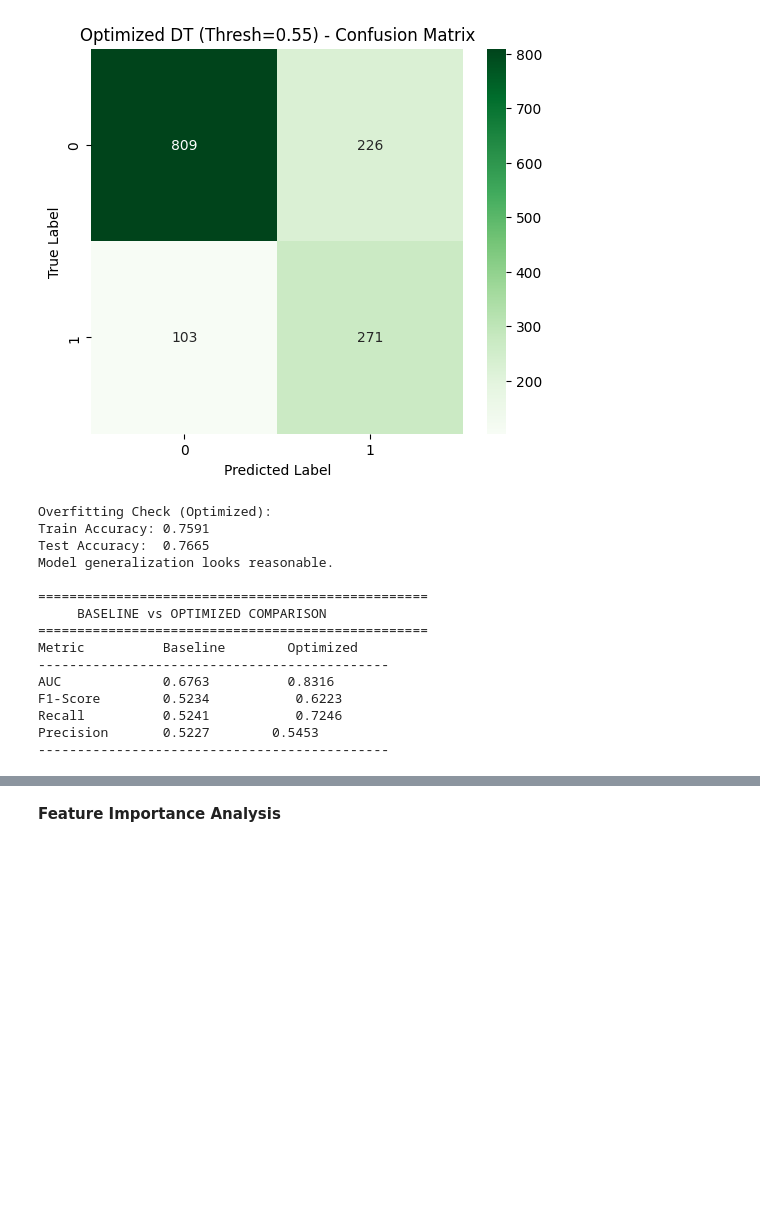
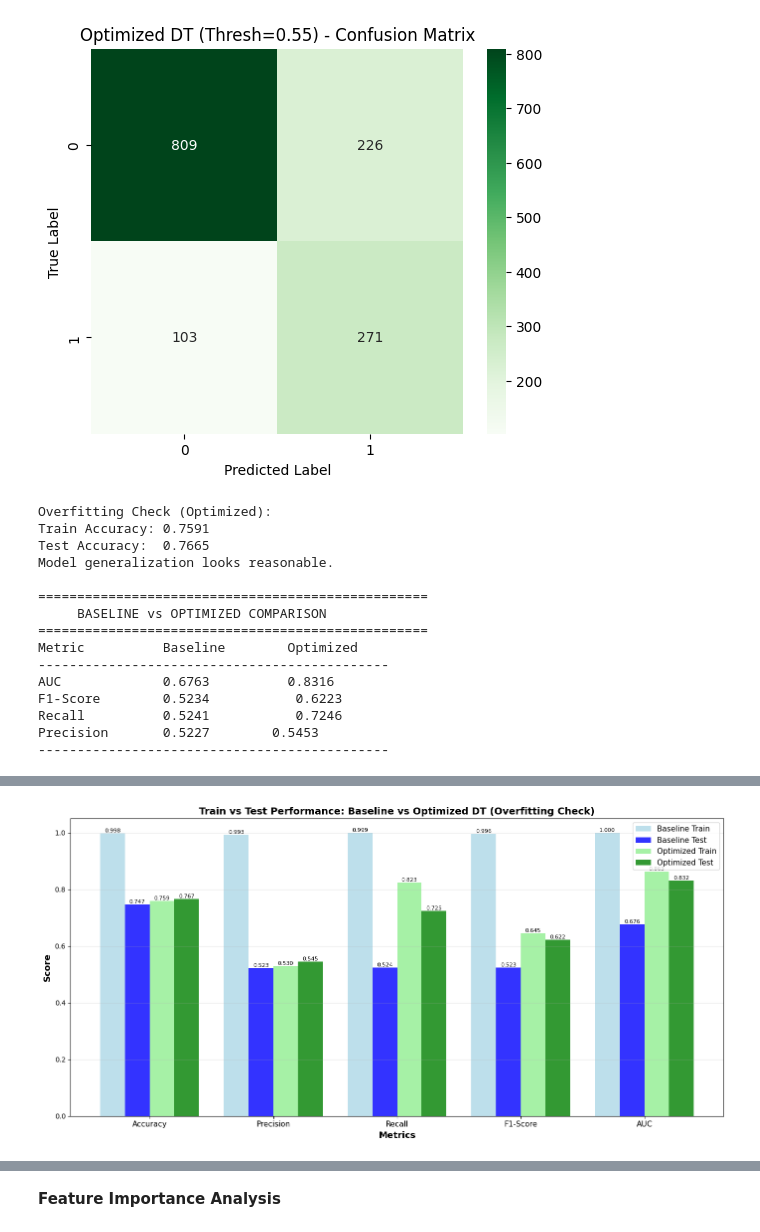
Before and after one commit to Dinu-Nimnara/CM2604_CW_2425587, a Jupyter notebook: CM2604_CW_2425587.ipynb, the cells around one changed output, grey strips where cells are left out. Cells and saved outputs as stored; diff of their text form; code cells hidden in the pictures; blank space fills up the shorter version.

Commit message:
Adding more visulaizations for comparing the models

```diff
--- a/CM2604_CW_2425587.ipynb
+++ b/CM2604_CW_2425587.ipynb
@@ -1253,3 +1296,90 @@ F1-Score        0.5234           0.6223
 Recall          0.5241           0.7246
 Precision       0.5227        0.5453
 ---------------------------------------------
+# %%
+
+# 1. TRAIN VS TEST PERFORMANCE COMPARISON (Overfitting Detection)
+print("\n" + "="*70)
+print("TRAIN VS TEST PERFORMANCE ANALYSIS")
+print("="*70)
+
+# Calculate training metrics for both models
+baseline_train_pred = baseline_dt.predict(X_train_tree)
+baseline_train_proba = baseline_dt.predict_proba(X_train_tree)[:, 1]
+
+optimized_train_pred = dt_optimal.predict(X_train_tree)
+optimized_train_proba = dt_optimal.predict_proba(X_train_tree)[:, 1]
+
+metrics_names = ['Accuracy', 'Precision', 'Recall', 'F1-Score', 'AUC']
+
+baseline_train_scores = [
+    accuracy_score(y_train, baseline_train_pred),
+    precision_score(y_train, baseline_train_pred),
+    recall_score(y_train, baseline_train_pred),
+    f1_score(y_train, baseline_train_pred),
+    roc_auc_score(y_train, baseline_train_proba)
+]
+
+baseline_test_scores = [
+    dt_base_accuracy,
+    dt_base_precision,
+    dt_base_recall,
+    dt_base_f1,
+    dt_base_auc
+]
+
+optimized_train_scores = [
+    accuracy_score(y_train, optimized_train_pred),
+    precision_score(y_train, optimized_train_pred),
+    recall_score(y_train, optimized_train_pred),
+    f1_score(y_train, optimized_train_pred),
+    roc_auc_score(y_train, optimized_train_proba)
+]
+
+optimized_test_scores = [
+    test_acc_opt,
+    dt_precision,
+    dt_recall,
+    dt_f1,
+    dt_auc
+]
+
+# Visualization
+x = np.arange(len(metrics_names))
+width = 0.2
+
+fig, ax = plt.subplots(figsize=(14, 7))
+bars1 = ax.bar(x - 1.5*width, baseline_train_scores, width, label='Baseline Train', color='lightblue', alpha=0.8)
+bars2 = ax.bar(x - 0.5*width, baseline_test_scores, width, label='Baseline Test', color='blue', alpha=0.8)
+bars3 = ax.bar(x + 0.5*width, optimized_train_scores, width, label='Optimized Train', color='lightgreen', alpha=0.8)
+bars4 = ax.bar(x + 1.5*width, optimized_test_scores, width, label='Optimized Test', color='green', alpha=0.8)
+
+ax.set_xlabel('Metrics', fontsize=13, fontweight='bold')
+ax.set_ylabel('Score', fontsize=13, fontweight='bold')
+ax.set_title('Train vs Test Performance: Baseline vs Optimized DT (Overfitting Check)', fontsize=14, fontweight='bold')
+ax.set_xticks(x)
+ax.set_xticklabels(metrics_names, fontsize=11)
+ax.legend(fontsize=11)
+ax.grid(axis='y', alpha=0.3)
+ax.set_ylim([0, 1.05])
+
+# Add value labels
+for bars in [bars1, bars2, bars3, bars4]:
+    for bar in bars:
+        height = bar.get_height()
+        ax.text(bar.get_x() + bar.get_width()/2., height,
+                f'{height:.3f}', ha='center', va='bottom', fontsize=8)
+
+plt.tight_layout()
+plt.show()
+
+# Print overfitting analysis
+print("\nOverfitting Analysis:")
+print(f"Baseline - Train AUC: {baseline_train_scores[4]:.4f}, Test AUC: {baseline_test_scores[4]:.4f}, Gap: {(baseline_train_scores[4] - baseline_test_scores[4]):.4f}")
+print(f"Optimized - Train AUC: {optimized_train_scores[4]:.4f}, Test AUC: {optimized_test_scores[4]:.4f}, Gap: {(optimized_train_scores[4] - optimized_test_scores[4]):.4f}")
+
+if (optimized_train_scores[4] - optimized_test_scores[4]) < (baseline_train_scores[4] - baseline_test_scores[4]):
+    print("Optimization reduced overfitting!")
+else:
+    print("Overfitting gap increased slightly")
+# %% [output]
@@ -1255,0 +1389 @@ Precision       0.5227        0.5453
+[figure, added]
```
Also changed, not shown: parts of 38 cells of this notebook.
